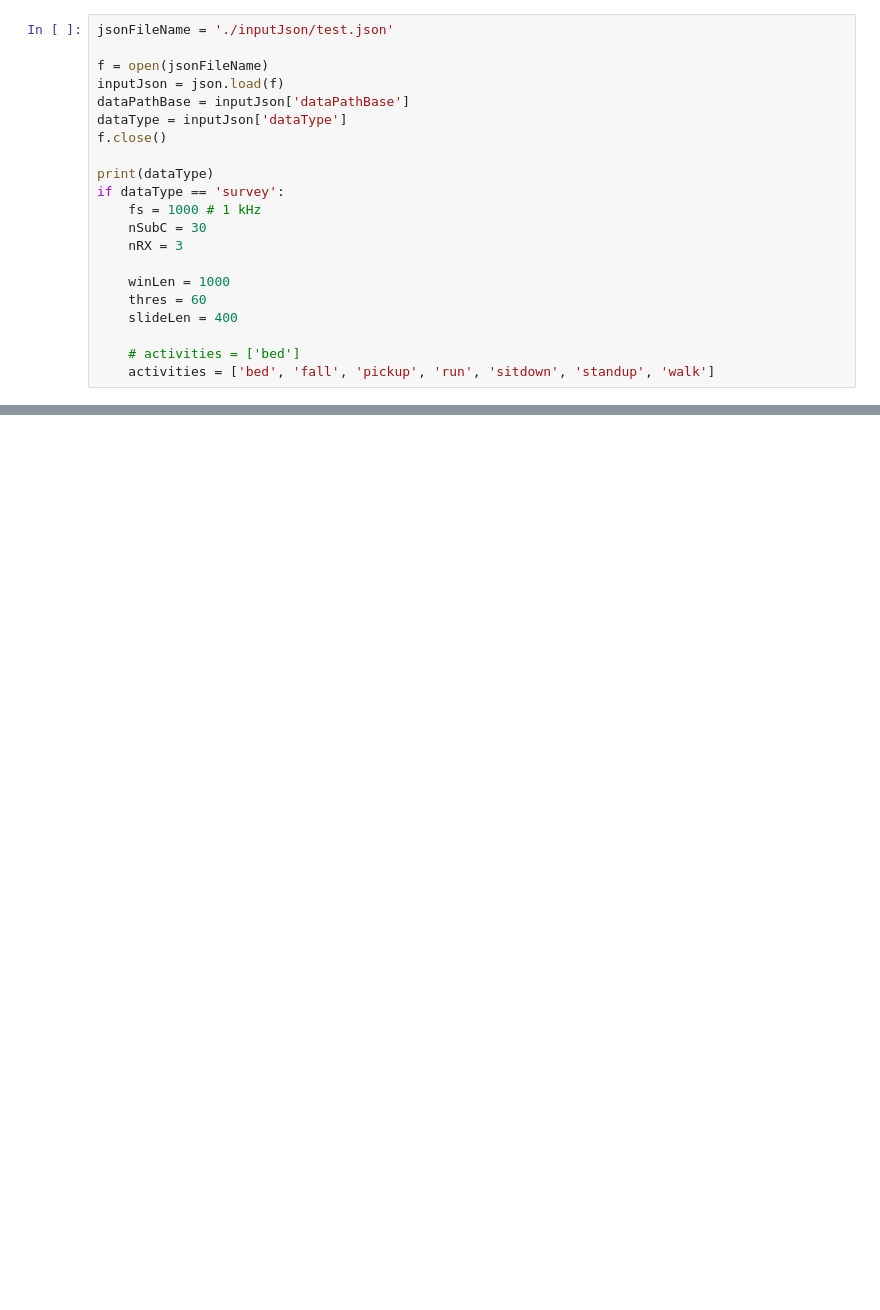
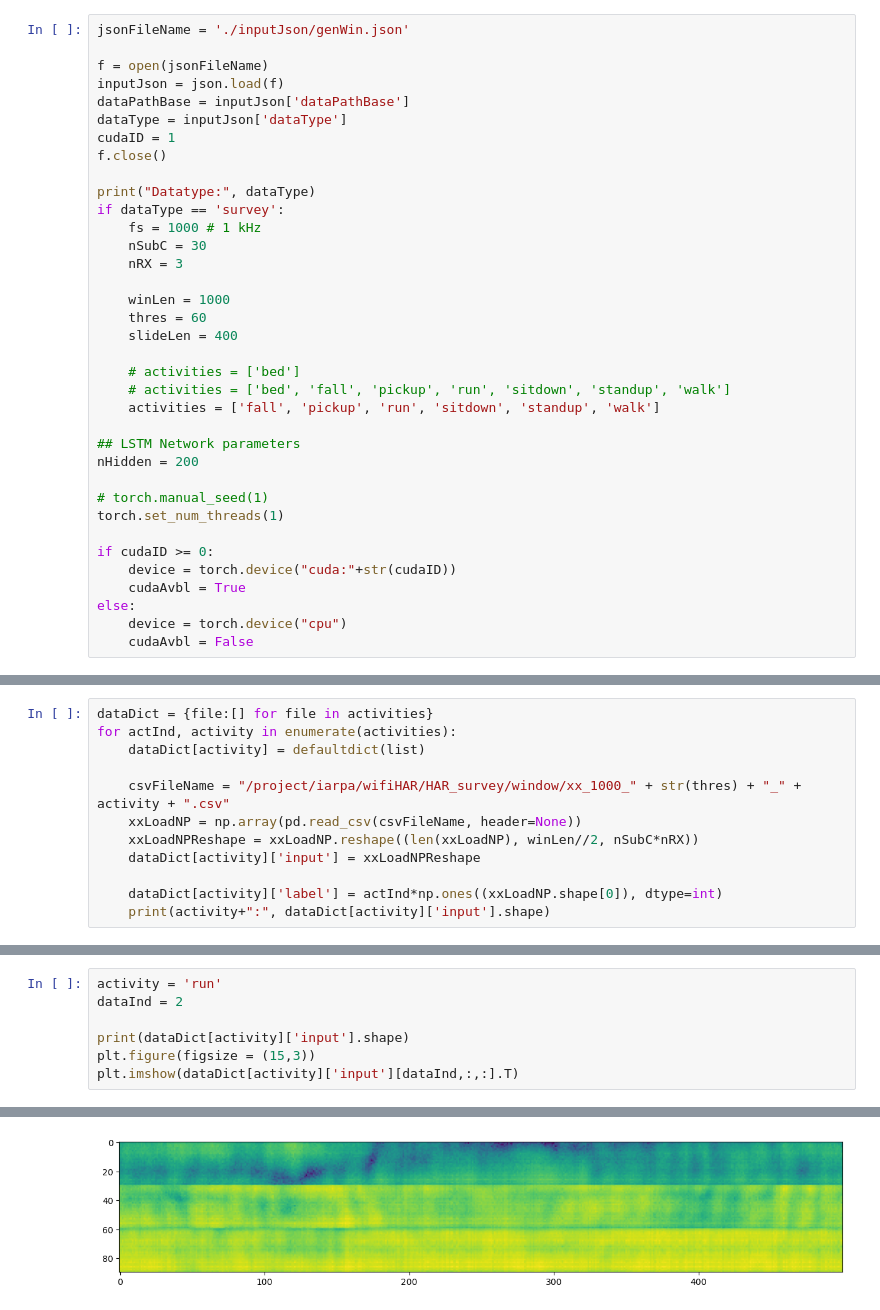
Before and after one commit to byungjunkim12/24-RT_adv_HAR, a Jupyter notebook: test.ipynb, the cells around one changed output, grey strips where cells are left out. Cells and saved outputs as stored; diff of their text form; blank space fills up the shorter version.

```diff
--- a/test.ipynb
+++ b/test.ipynb
@@ -19,13 +38,14 @@ import matplotlib.pyplot as plt
 # %%
-jsonFileName = './inputJson/test.json'
+jsonFileName = './inputJson/genWin.json'
 
 f = open(jsonFileName)
 inputJson = json.load(f)
 dataPathBase = inputJson['dataPathBase']
 dataType = inputJson['dataType']
+cudaID = 1
 f.close()
 
-print(dataType)
+print("Datatype:", dataType)
 if dataType == 'survey':
     fs = 1000 # 1 kHz
     nSubC = 30
@@ -36,5 +56,19 @@ if dataType == 'survey':
     slideLen = 400
 
     # activities = ['bed']
-    activities = ['bed', 'fall', 'pickup', 'run', 'sitdown', 'standup', 'walk']
+    # activities = ['bed', 'fall', 'pickup', 'run', 'sitdown', 'standup', 'walk']
+    activities = ['fall', 'pickup', 'run', 'sitdown', 'standup', 'walk']
+
+## LSTM Network parameters
+nHidden = 200
+
+# torch.manual_seed(1)
+torch.set_num_threads(1)
+
+if cudaID >= 0:
+    device = torch.device("cuda:"+str(cudaID))
+    cudaAvbl = True
+else:
+    device = torch.device("cpu")
+    cudaAvbl = False
 # %% [output]
@@ -41,0 +101,12 @@ survey
+# %%
+dataDict = {file:[] for file in activities}
+for actInd, activity in enumerate(activities):
+    dataDict[activity] = defaultdict(list)
+
+    csvFileName = "/project/iarpa/wifiHAR/HAR_survey/window/xx_1000_" + str(thres) + "_" + activity + ".csv"
+    xxLoadNP = np.array(pd.read_csv(csvFileName, header=None))
+    xxLoadNPReshape = xxLoadNP.reshape((len(xxLoadNP), winLen//2, nSubC*nRX))
+    dataDict[activity]['input'] = xxLoadNPReshape
+
+    dataDict[activity]['label'] = actInd*np.ones((xxLoadNP.shape[0]), dtype=int)
+    print(activity+":", dataDict[activity]['input'].shape)
@@ -41,0 +288,8 @@ survey
+# %%
+activity = 'run'
+dataInd = 2
+
+print(dataDict[activity]['input'].shape)
+plt.figure(figsize = (15,3))
+plt.imshow(dataDict[activity]['input'][dataInd,:,:].T)
+# %% [output]
@@ -42 +298,2 @@ survey
+[figure, added]
 # %% [markdown]
```
Also changed, not shown: parts of 27 cells of this notebook, 7 other files.
